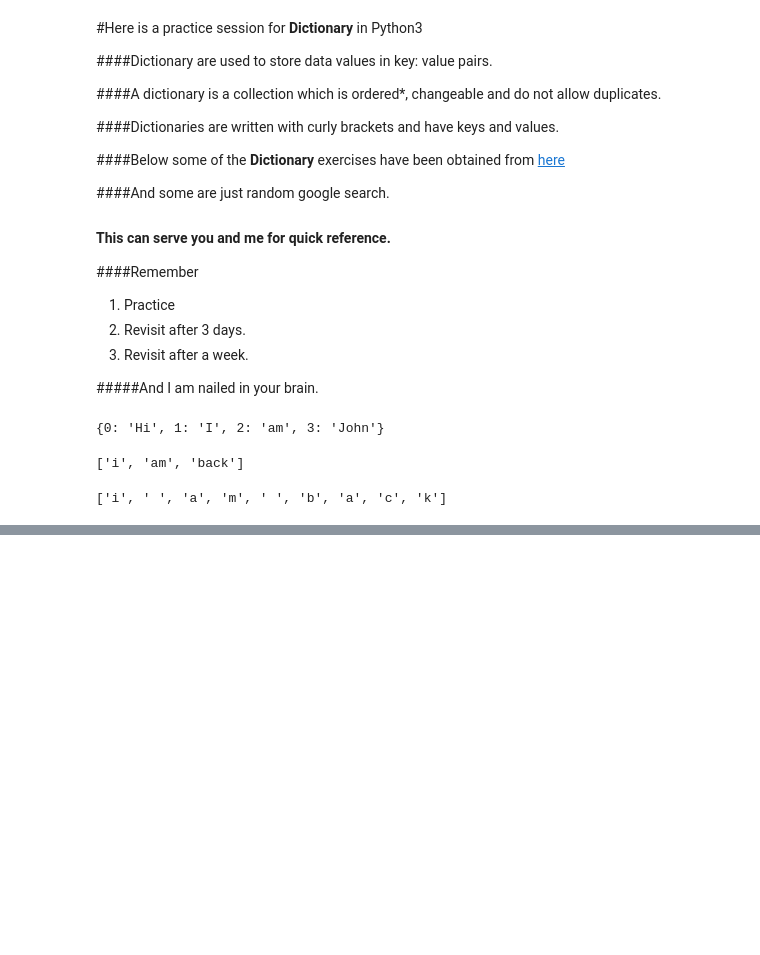
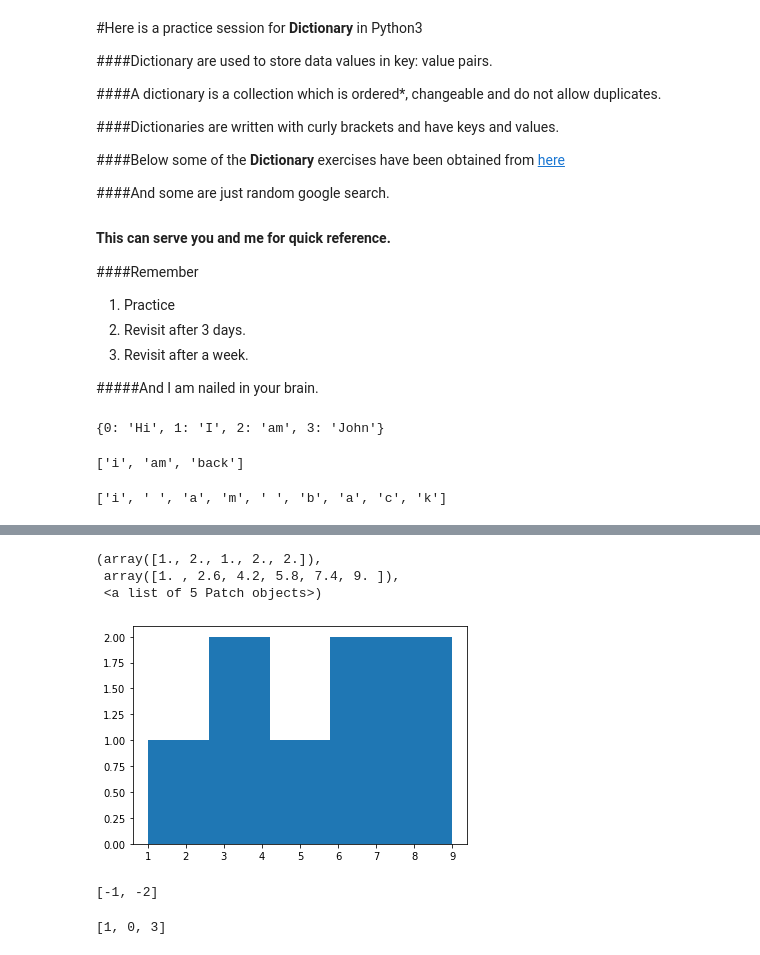
Before and after one commit to arpitsharma27/PythonPractice, a Jupyter notebook: Python3_Dictionary.ipynb, the cells around one changed output, grey strips where cells are left out. Drawn from its saved outputs; the diff is of its cells as text; code cells hidden in the pictures; blank space fills up the shorter version.

```diff
--- a/Python3_Dictionary.ipynb
+++ b/Python3_Dictionary.ipynb
@@ -49,0 +149,9 @@ str_list
+# %%
+x=random.sample(range(1,10),8)
+# %%
+plt.hist(x,5)
+# %% [output]
+(array([1., 2., 1., 2., 2.]),
+ array([1. , 2.6, 4.2, 5.8, 7.4, 9. ]),
+ <a list of 5 Patch objects>)
+[figure, added]
@@ -49,0 +172,4 @@ str_list
+# %%
+oddlist(x)
+# %% [output]
+[-1, -2]
@@ -49,0 +185,4 @@ str_list
+# %%
+cumulativeSum(x)
+# %% [output]
+[1, 0, 3]
```
Also changed, not shown: parts of 32 cells of this notebook.
